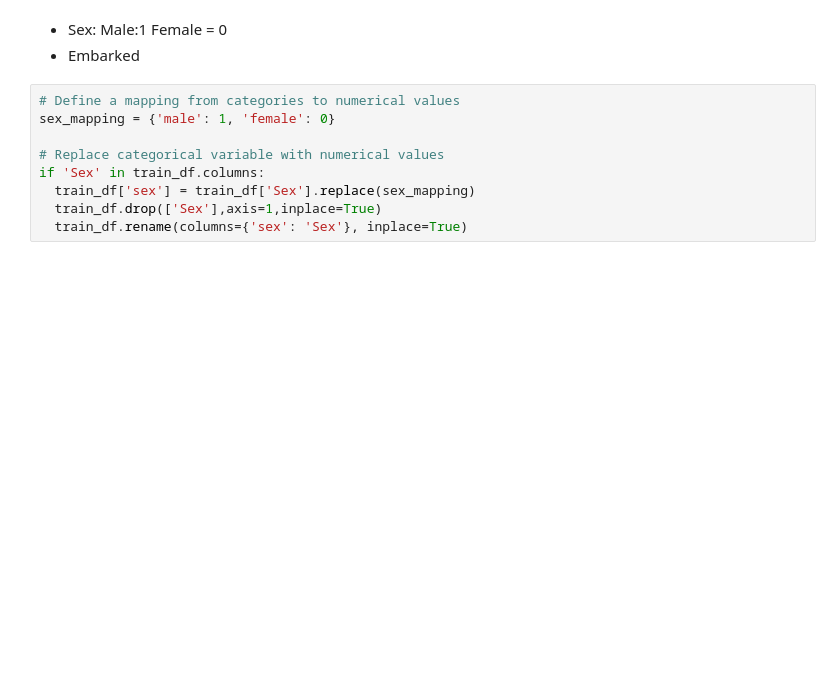
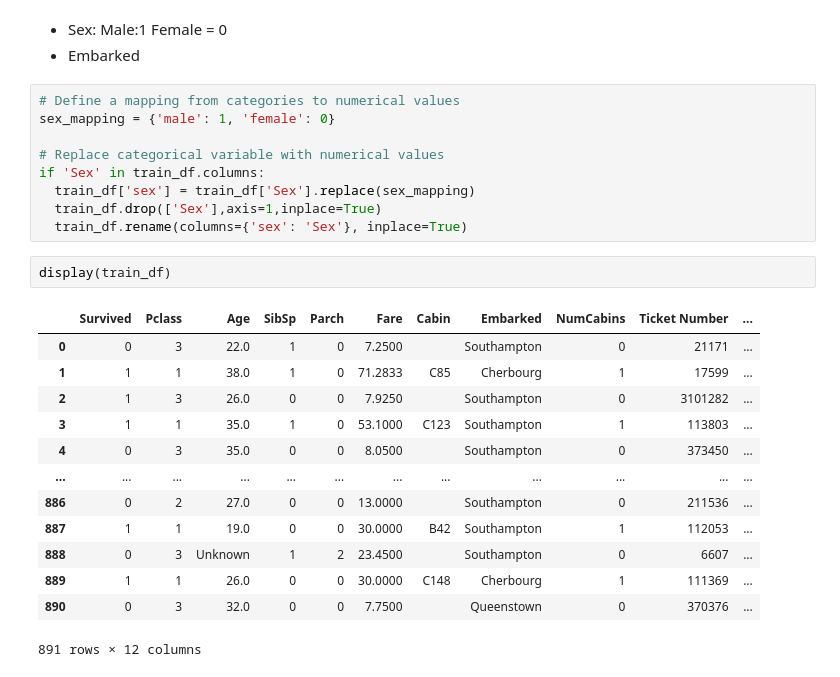
Before and after one commit to lindaperez/2024_KaggleGettingStarted, a Jupyter notebook: Titanic2024.ipynb, the cells around one changed output. Saved outputs shown, nothing was run; the diff lists cells and outputs as text; blank space fills up the shorter version.

```diff
--- a/Titanic2024.ipynb
+++ b/Titanic2024.ipynb
@@ -577,3 +610,19 @@ if 'Sex' in train_df.columns:
   train_df['sex'] = train_df['Sex'].replace(sex_mapping)
   train_df.drop(['Sex'],axis=1,inplace=True)
   train_df.rename(columns={'sex': 'Sex'}, inplace=True)
+# %%
+display(train_df)
+# %% [output]
+|  | Survived | Pclass | Age | SibSp | Parch | Fare | Cabin | Embarked | NumCabins | Ticket Number | ... |
+| 0 | 0 | 3 | 22.0 | 1 | 0 | 7.2500 |  | Southampton | 0 | 21171 | ... |
+| 1 | 1 | 1 | 38.0 | 1 | 0 | 71.2833 | C85 | Cherbourg | 1 | 17599 | ... |
+| 2 | 1 | 3 | 26.0 | 0 | 0 | 7.9250 |  | Southampton | 0 | 3101282 | ... |
+| 3 | 1 | 1 | 35.0 | 1 | 0 | 53.1000 | C123 | Southampton | 1 | 113803 | ... |
+| 4 | 0 | 3 | 35.0 | 0 | 0 | 8.0500 |  | Southampton | 0 | 373450 | ... |
+| ... | ... | ... | ... | ... | ... | ... | ... | ... | ... | ... | ... |
+| 886 | 0 | 2 | 27.0 | 0 | 0 | 13.0000 |  | Southampton | 0 | 211536 | ... |
+| 887 | 1 | 1 | 19.0 | 0 | 0 | 30.0000 | B42 | Southampton | 1 | 112053 | ... |
+| 888 | 0 | 3 | Unknown | 1 | 2 | 23.4500 |  | Southampton | 0 | 6607 | ... |
+| 889 | 1 | 1 | 26.0 | 0 | 0 | 30.0000 | C148 | Cherbourg | 1 | 111369 | ... |
+| 890 | 0 | 3 | 32.0 | 0 | 0 | 7.7500 |  | Queenstown | 0 | 370376 | ... |
+891 rows × 12 columns
```
Also changed, not shown: parts of 8 cells of this notebook.
